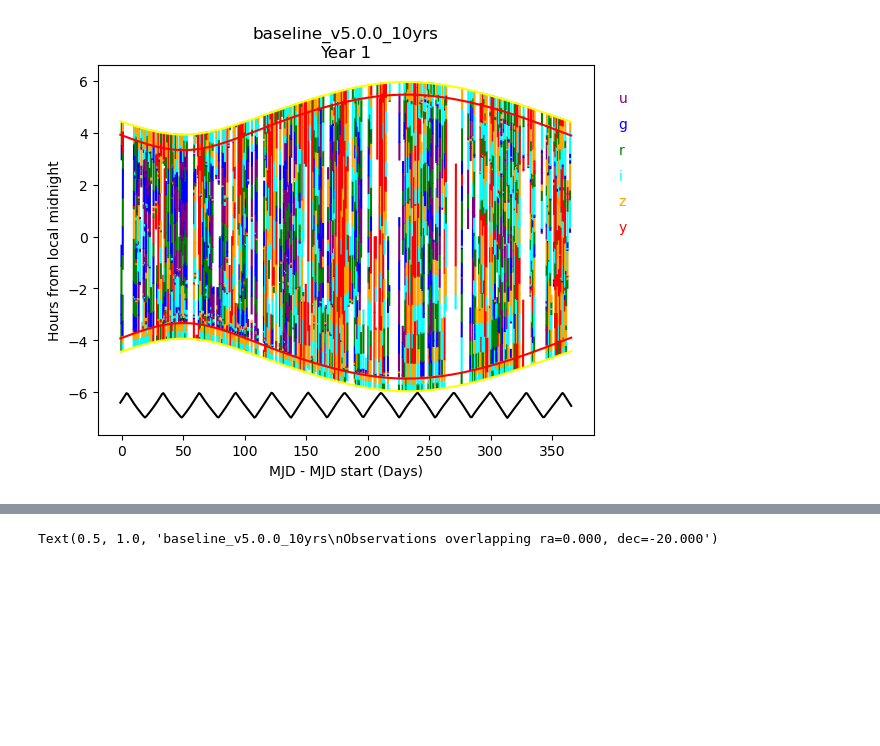
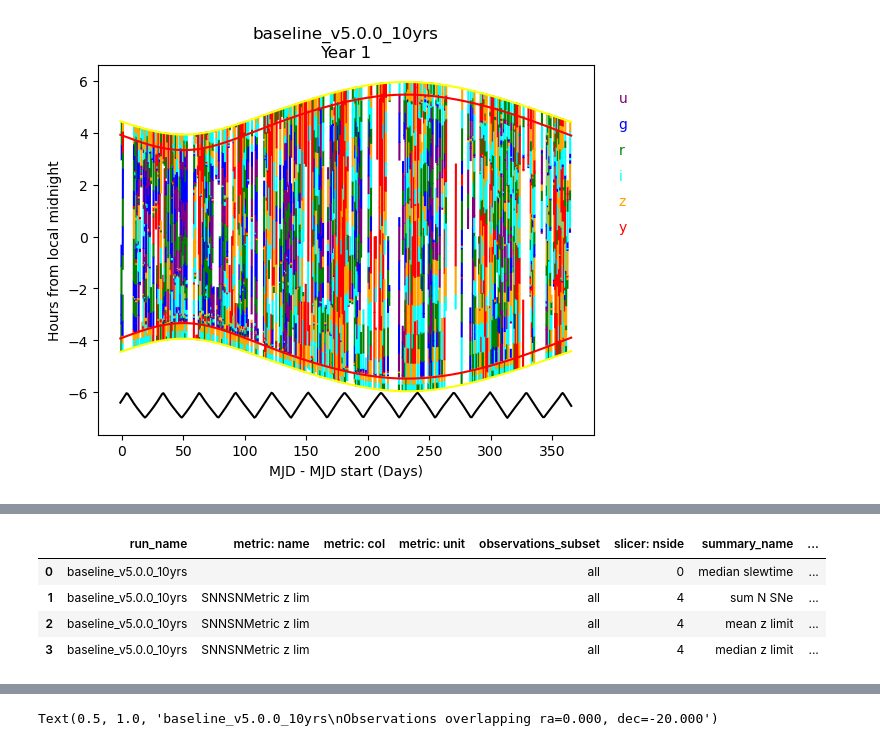
Before and after one commit to lsst/rubin_sim_notebooks, a Jupyter notebook: splat/splat_basics.ipynb, the cells around one changed output, grey strips where cells are left out. Saved outputs shown, nothing was run; the diff lists cells and outputs as text; code cells hidden in the pictures; blank space fills up the shorter version.

```diff
--- a/splat/splat_basics.ipynb
+++ b/splat/splat_basics.ipynb
@@ -356,0 +384,8 @@ thumb_SNNSNMetric_z_lim_all_nside4.png
+# %%
+stats
+# %% [output]
+|  | run_name | metric: name | metric: col | metric: unit | observations_subset | slicer: nside | summary_name | ... |
+| 0 | baseline_v5.0.0_10yrs |  |  |  | all | 0 | median slewtime | ... |
+| 1 | baseline_v5.0.0_10yrs | SNNSNMetric z lim |  |  | all | 4 | sum N SNe | ... |
+| 2 | baseline_v5.0.0_10yrs | SNNSNMetric z lim |  |  | all | 4 | mean z limit | ... |
+| 3 | baseline_v5.0.0_10yrs | SNNSNMetric z lim |  |  | all | 4 | median z limit | ... |
```
Also changed, not shown: parts of 13 cells of this notebook.
